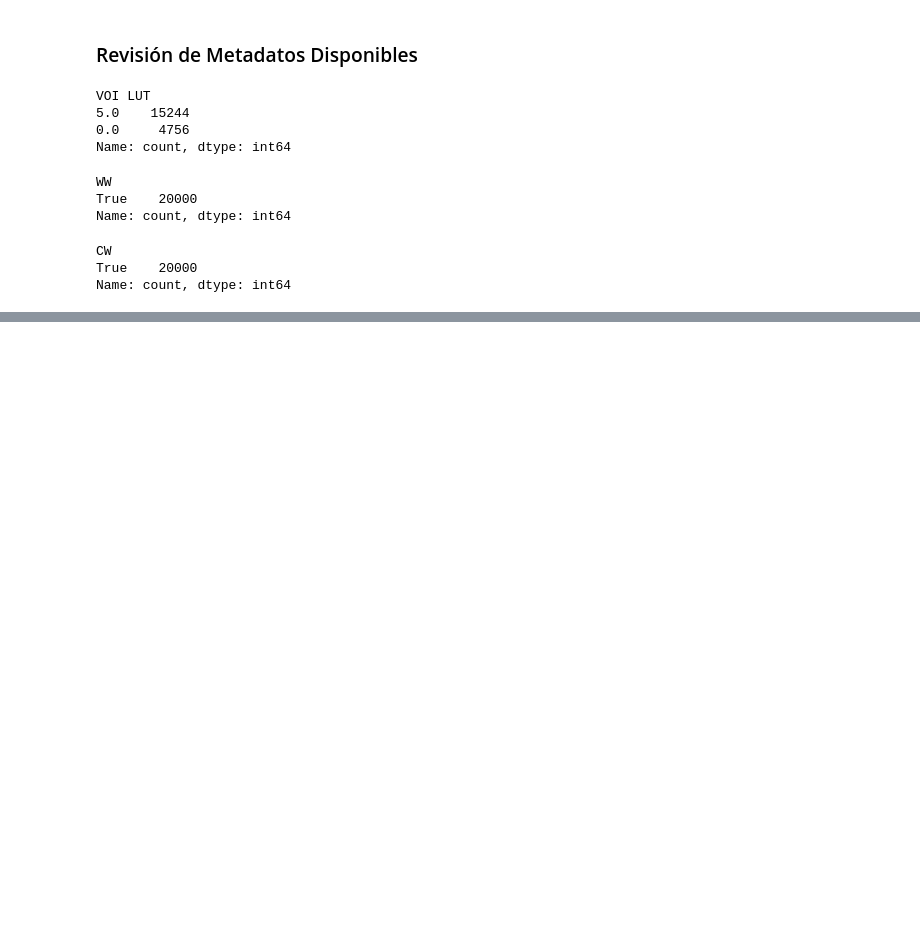
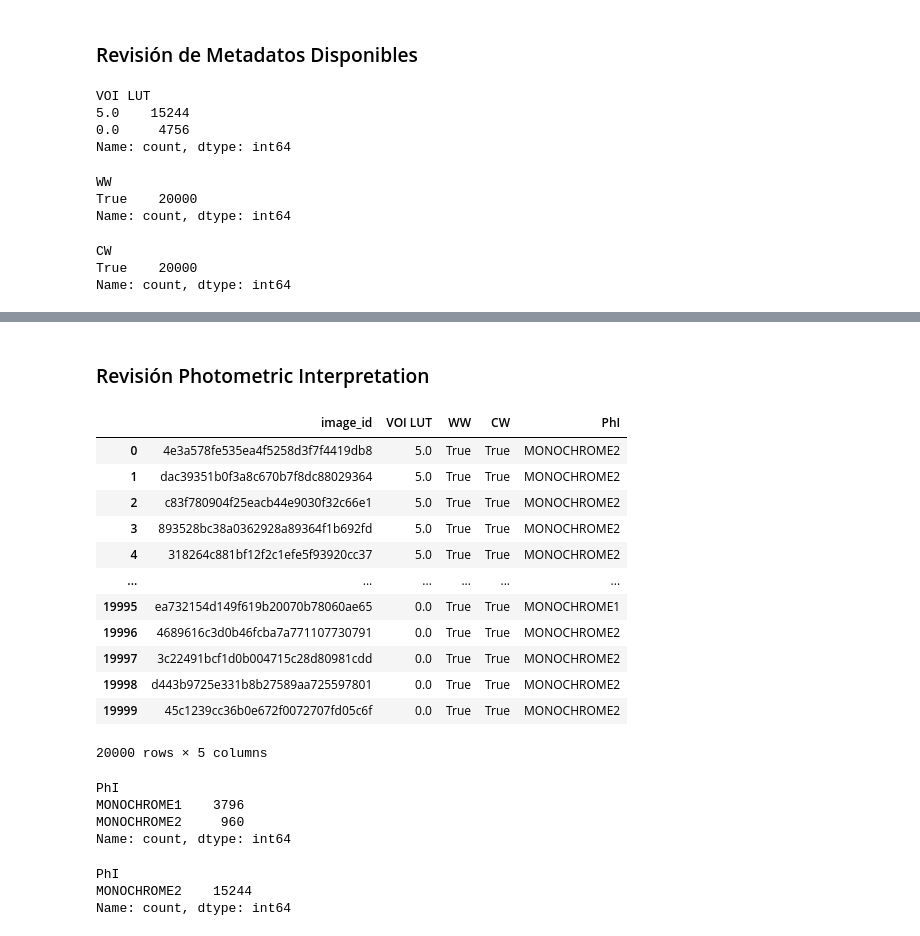
Before and after one commit to Julio-MS/pmm-falp, a Jupyter notebook: Image_Exploration.ipynb, the cells around one changed output, grey strips where cells are left out. Saved outputs shown, nothing was run; the diff lists cells and outputs as text; code cells hidden in the pictures; blank space fills up the shorter version.

Commit message:
Revisión Photometric Interpretation

```diff
--- a/Image_Exploration.ipynb
+++ b/Image_Exploration.ipynb
@@ -116,6 +116,7 @@ all_images_id = pd.DataFrame(data=all_images_id, columns=['image_id'])
 all_images_id['VOI LUT'] = np.nan
 all_images_id['WW'] = np.nan
 all_images_id['CW'] = np.nan
+all_images_id['PhI'] = np.nan
 
 for row in all_images_id.itertuples():
     path = utils.get_path(row[1])
@@ -134,10 +135,16 @@ for row in all_images_id.itertuples():
         all_images_id.loc[row[0], 'WW'] = False
 
     try:
-        ww = dicom[0x0028, 0x1050]
+        cw = dicom[0x0028, 0x1050]
         all_images_id.loc[row[0], 'CW'] = True
     except KeyError:
         all_images_id.loc[row[0], 'CW'] = False
+
+    try:
+        phi = dicom[0x0028, 0x0004]
+        all_images_id.loc[row[0], 'PhI'] = phi.value
+    except KeyError:
+        all_images_id.loc[row[0], 'PhI'] = False
 # %%
 all_images_id['VOI LUT'].value_counts()
 # %% [output]
@@ -194,0 +167,33 @@ findings.loc[findings['image_id'] == '7e2ac68b81c14f458e7323f2f8951cf2']
+# %% [markdown]
+### Revisión Photometric Interpretation
+# %%
+all_images_id
+# %% [output]
+|  | image_id | VOI LUT | WW | CW | PhI |
+| 0 | 4e3a578fe535ea4f5258d3f7f4419db8 | 5.0 | True | True | MONOCHROME2 |
+| 1 | dac39351b0f3a8c670b7f8dc88029364 | 5.0 | True | True | MONOCHROME2 |
+| 2 | c83f780904f25eacb44e9030f32c66e1 | 5.0 | True | True | MONOCHROME2 |
+| 3 | 893528bc38a0362928a89364f1b692fd | 5.0 | True | True | MONOCHROME2 |
+| 4 | 318264c881bf12f2c1efe5f93920cc37 | 5.0 | True | True | MONOCHROME2 |
+| ... | ... | ... | ... | ... | ... |
+| 19995 | ea732154d149f619b20070b78060ae65 | 0.0 | True | True | MONOCHROME1 |
+| 19996 | 4689616c3d0b46fcba7a771107730791 | 0.0 | True | True | MONOCHROME2 |
+| 19997 | 3c22491bcf1d0b004715c28d80981cdd | 0.0 | True | True | MONOCHROME2 |
+| 19998 | d443b9725e331b8b27589aa725597801 | 0.0 | True | True | MONOCHROME2 |
+| 19999 | 45c1239cc36b0e672f0072707fd05c6f | 0.0 | True | True | MONOCHROME2 |
+20000 rows × 5 columns
+# %%
+vl_false = all_images_id.loc[all_images_id['VOI LUT'] == 0]
+vl_false['PhI'].value_counts()
+# %% [output]
+PhI
+MONOCHROME1    3796
+MONOCHROME2     960
+Name: count, dtype: int64
+# %%
+vl_true = all_images_id.loc[all_images_id['VOI LUT'] == 5]
+vl_true['PhI'].value_counts()
+# %% [output]
+PhI
+MONOCHROME2    15244
+Name: count, dtype: int64
```
Also changed, not shown: parts of 3 cells of this notebook, 1 other file.
